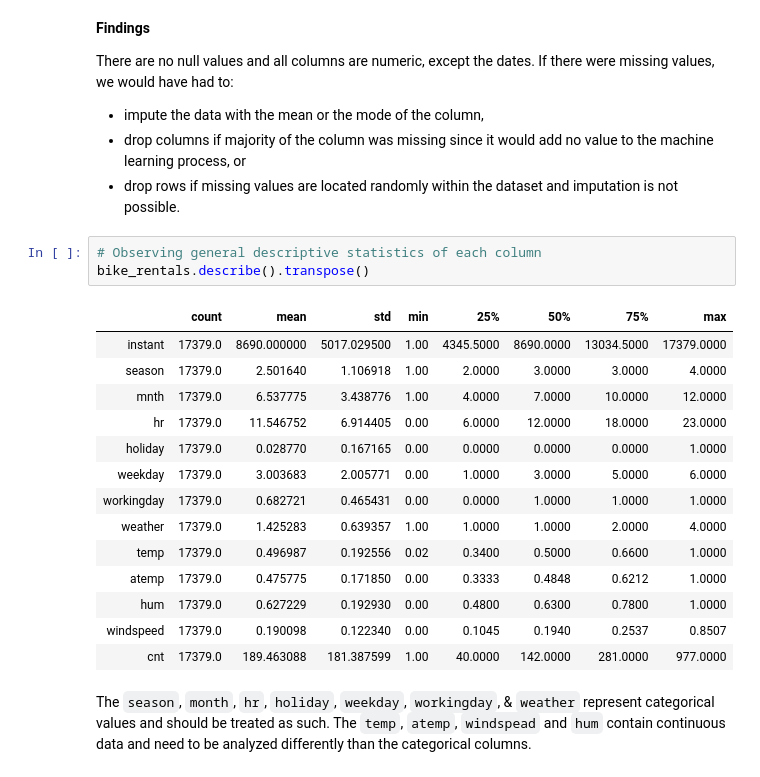
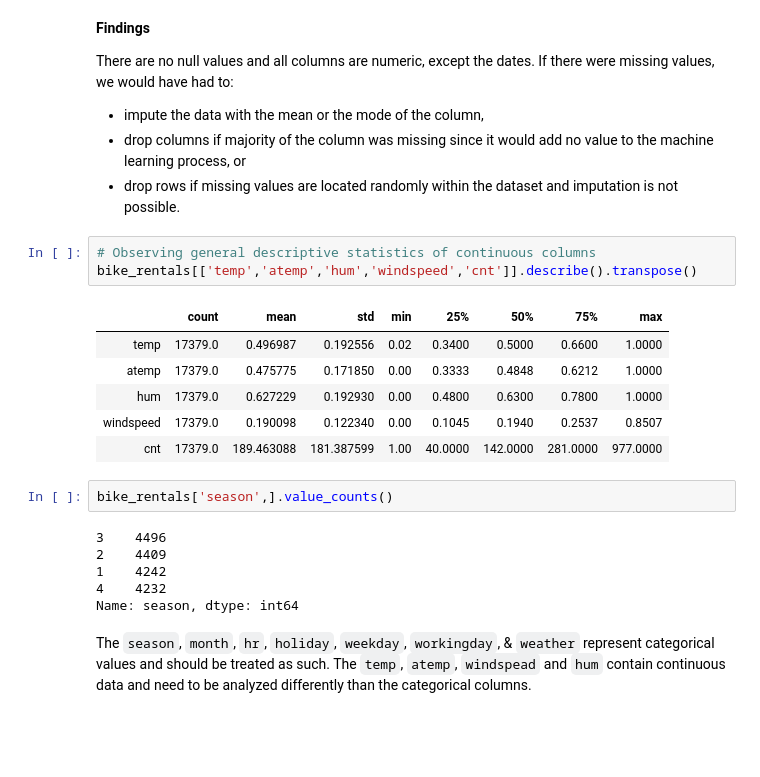
Before and after one commit to shankhapaul22/Bike-Rentals, a Jupyter notebook: Predicting+Bike+Rentals.ipynb, the cells around one changed output. Saved outputs shown, nothing was run; the diff lists cells and outputs as text; blank space fills up the shorter version.

```diff
--- a/Predicting+Bike+Rentals.ipynb
+++ b/Predicting+Bike+Rentals.ipynb
@@ -95,23 +95,23 @@ There are no null values and all columns are numeric, except the dates. If there
 - drop columns if majority of the column was missing since it would add no value to the machine learning process, or
 - drop rows if missing values are located randomly within the dataset and imputation is not possible.
 # %%
-# Observing general descriptive statistics of each column
-bike_rentals.describe().transpose()
+# Observing general descriptive statistics of continuous columns
+bike_rentals[['temp','atemp','hum','windspeed','cnt']].describe().transpose()
 # %% [output]
 |  | count | mean | std | min | 25% | 50% | 75% | max |
-| instant | 17379.0 | 8690.000000 | 5017.029500 | 1.00 | 4345.5000 | 8690.0000 | 13034.5000 | 17379.0000 |
-| season | 17379.0 | 2.501640 | 1.106918 | 1.00 | 2.0000 | 3.0000 | 3.0000 | 4.0000 |
-| mnth | 17379.0 | 6.537775 | 3.438776 | 1.00 | 4.0000 | 7.0000 | 10.0000 | 12.0000 |
-| hr | 17379.0 | 11.546752 | 6.914405 | 0.00 | 6.0000 | 12.0000 | 18.0000 | 23.0000 |
-| holiday | 17379.0 | 0.028770 | 0.167165 | 0.00 | 0.0000 | 0.0000 | 0.0000 | 1.0000 |
-| weekday | 17379.0 | 3.003683 | 2.005771 | 0.00 | 1.0000 | 3.0000 | 5.0000 | 6.0000 |
-| workingday | 17379.0 | 0.682721 | 0.465431 | 0.00 | 0.0000 | 1.0000 | 1.0000 | 1.0000 |
-| weather | 17379.0 | 1.425283 | 0.639357 | 1.00 | 1.0000 | 1.0000 | 2.0000 | 4.0000 |
 | temp | 17379.0 | 0.496987 | 0.192556 | 0.02 | 0.3400 | 0.5000 | 0.6600 | 1.0000 |
 | atemp | 17379.0 | 0.475775 | 0.171850 | 0.00 | 0.3333 | 0.4848 | 0.6212 | 1.0000 |
 | hum | 17379.0 | 0.627229 | 0.192930 | 0.00 | 0.4800 | 0.6300 | 0.7800 | 1.0000 |
 | windspeed | 17379.0 | 0.190098 | 0.122340 | 0.00 | 0.1045 | 0.1940 | 0.2537 | 0.8507 |
 | cnt | 17379.0 | 189.463088 | 181.387599 | 1.00 | 40.0000 | 142.0000 | 281.0000 | 977.0000 |
+# %%
+bike_rentals['season',].value_counts()
+# %% [output]
+3    4496
+2    4409
+1    4242
+4    4232
+Name: season, dtype: int64
 # %% [markdown]
 The `season`, `month`, `hr`, `holiday`, `weekday`, `workingday`, & `weather` represent categorical values and should be treated as such. The `temp`, `atemp`, `windspead` and `hum` contain continuous data and need to be analyzed differently than the categorical columns.
 # %%
```
Also changed, not shown: parts of 3 cells of this notebook.
